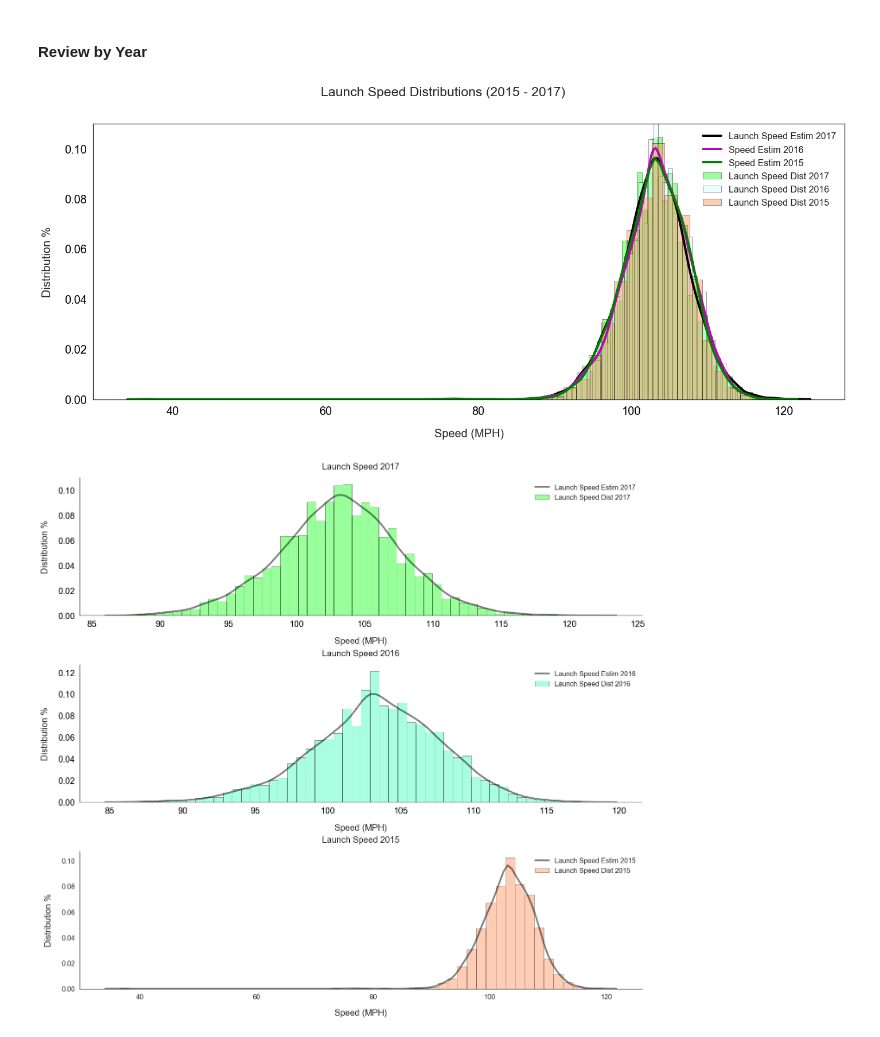
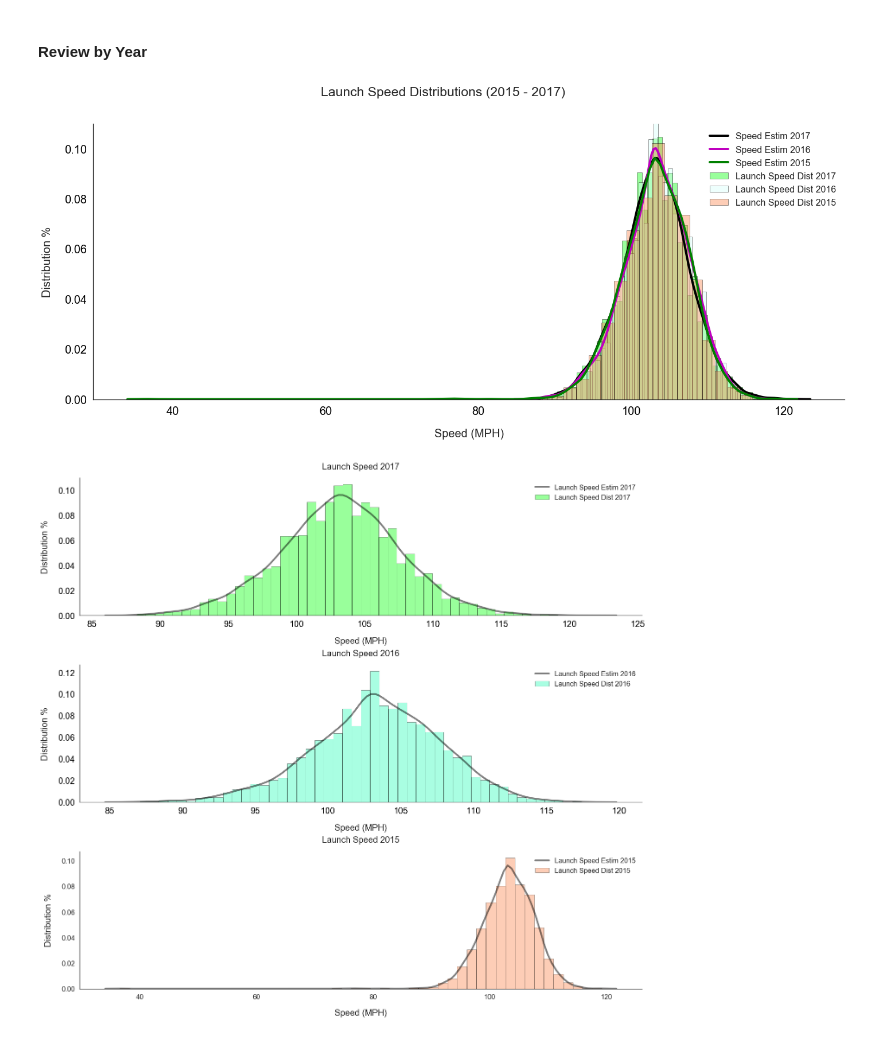
Before and after one commit to datanelson518/MLB_Home_Run_Exit_Velocity, a Jupyter notebook: notebooks/02-EDA.ipynb, the cells around one changed output. Saved outputs shown, nothing was run; the diff lists cells and outputs as text; code cells hidden in the pictures.

Commit message:
sync up plots and notebooks

```diff
--- a/notebooks/02-EDA.ipynb
+++ b/notebooks/02-EDA.ipynb
@@ -262,0 +241,23 @@ fig.savefig('../plots/subplots_angle_speed_all.png')
+# %%
+plt.figure(figsize=(20,9))
+sns.set(style="white")
+sns.set_context("poster")
+
+plt.title('Home Run Distance Distribution (2015 - 2017)', fontsize=25, pad=20)
+
+a = sns.distplot(final_df['hit_distance_sc'],
+                 color = '#5ca904',
+                 kde_kws={"color":"k","lw":4,"label":"HR Estimation","alpha":1},
+                 hist_kws={'edgecolor':"k", 'linewidth':1},
+                 norm_hist=False,
+                 label='HR Distance Distribution')
+
+plt.xlabel('Distance (Feet)', fontsize=20, labelpad=20)
+plt.ylabel('Distribution %', fontsize=20, labelpad=20)
+
+a.tick_params(labelsize=20,labelcolor="k")
+
+sns.despine()
+
+plt.tight_layout();
+# plt.savefig('../plots/dist_all_seasons.png')
@@ -268,45 +322,45 @@ launch_speed16 = final_df[final_df['game_year'] == 2016][['launch_speed']]
 launch_speed15 = final_df[final_df['game_year'] == 2015][['launch_speed']]
 # %%
 plt.figure(figsize=(20,9))
-sns.despine()
 sns.set(style="white", font_scale=2)
 sns.set_context("poster")
 
 plt.suptitle('Launch Speed Distributions (2015 - 2017)')
 a = sns.distplot(launch_speed17,
                  color = '#01ff07',
-                 kde_kws={"color":"k","lw":4,"label":"Launch Speed Estim 2017","alpha":1},
+                 kde_kws={"color":"k","lw":4,"label":"Speed Estim 2017","alpha":1},
                  hist_kws={'edgecolor':"k", 'linewidth':1},
                  norm_hist=False,
                  label='Launch Speed Dist 2017')
 b = sns.distplot(launch_speed16,
                  color = '#d6fffa',
                  kde_kws={"color":"m","lw":4,"label":"Speed Estim 2016","alpha":1},
                  hist_kws={'edgecolor':"k", 'linewidth':1},
                  norm_hist=False,
                  label = 'Launch Speed Dist 2016')
 c = sns.distplot(launch_speed15,
                  color = '#fc824a',
                  kde_kws={"color":"g","lw":4,"label":"Speed Estim 2015","alpha":1},
                  hist_kws={'edgecolor':"k", 'linewidth':1},
                  norm_hist=False,
                  label = 'Launch Speed Dist 2015')
 
 
 plt.xlabel('Speed (MPH)', fontsize=20, labelpad=20)
 plt.ylabel('Distribution %', fontsize=20, labelpad=20)
 
 a.tick_params(labelsize=20,labelcolor="k")
 b.tick_params(labelsize=20,labelcolor="k")
 c.tick_params(labelsize=20,labelcolor="k")
 
+sns.despine()
 
 plt.tight_layout();
 plt.subplots_adjust(top=0.88)
 
 plt.savefig('../plots/dist_all_seasons.png')
 # %% [output]
-[figure, old version]
+[figure, new version]
 # %%
 fig, axes = plt.subplots(ncols=1, nrows=3, figsize=(20,20))
 sns.despine()
```
Also changed, not shown: parts of 35 cells of this notebook, 20 other files.
